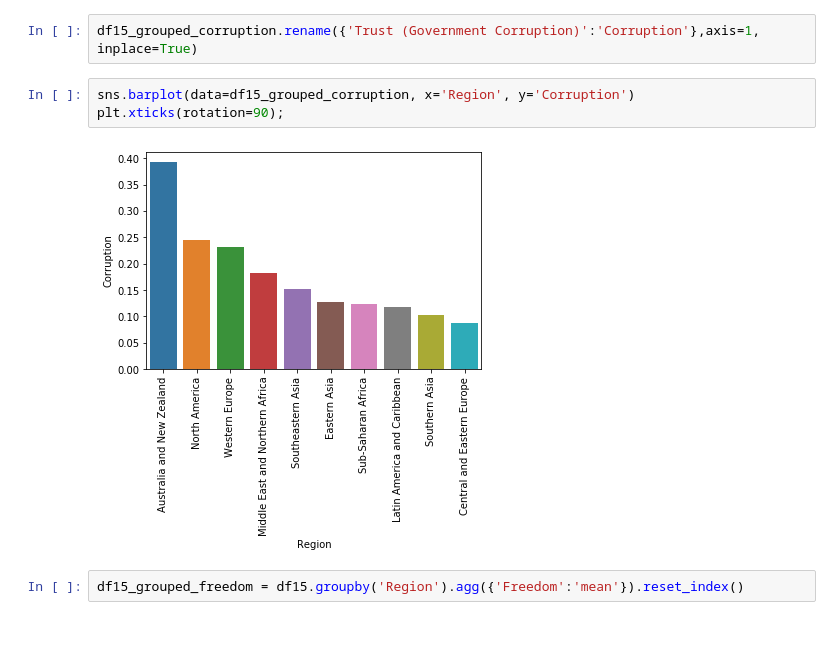
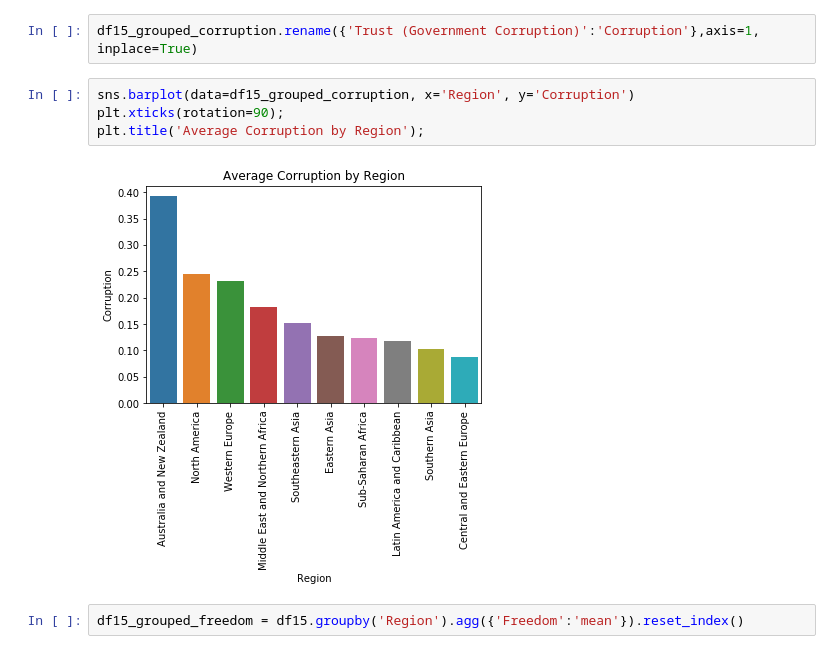
Before and after one commit to ipatel467/Happiness-Index, a Jupyter notebook: Index.ipynb, the cells around one changed output. Drawn from its saved outputs; the diff is of its cells as text.

```diff
--- a/Index.ipynb
+++ b/Index.ipynb
@@ -207,8 +210,9 @@ df15_grouped_corruption.rename({'Trust (Government Corruption)':'Corruption'},ax
 # %%
 sns.barplot(data=df15_grouped_corruption, x='Region', y='Corruption')
 plt.xticks(rotation=90);
+plt.title('Average Corruption by Region');
 # %% [output]
-[figure, old version]
+[figure, new version]
 # %%
 df15_grouped_freedom = df15.groupby('Region').agg({'Freedom':'mean'}).reset_index()
 # %%
```
Also changed, not shown: parts of 4 cells of this notebook.
